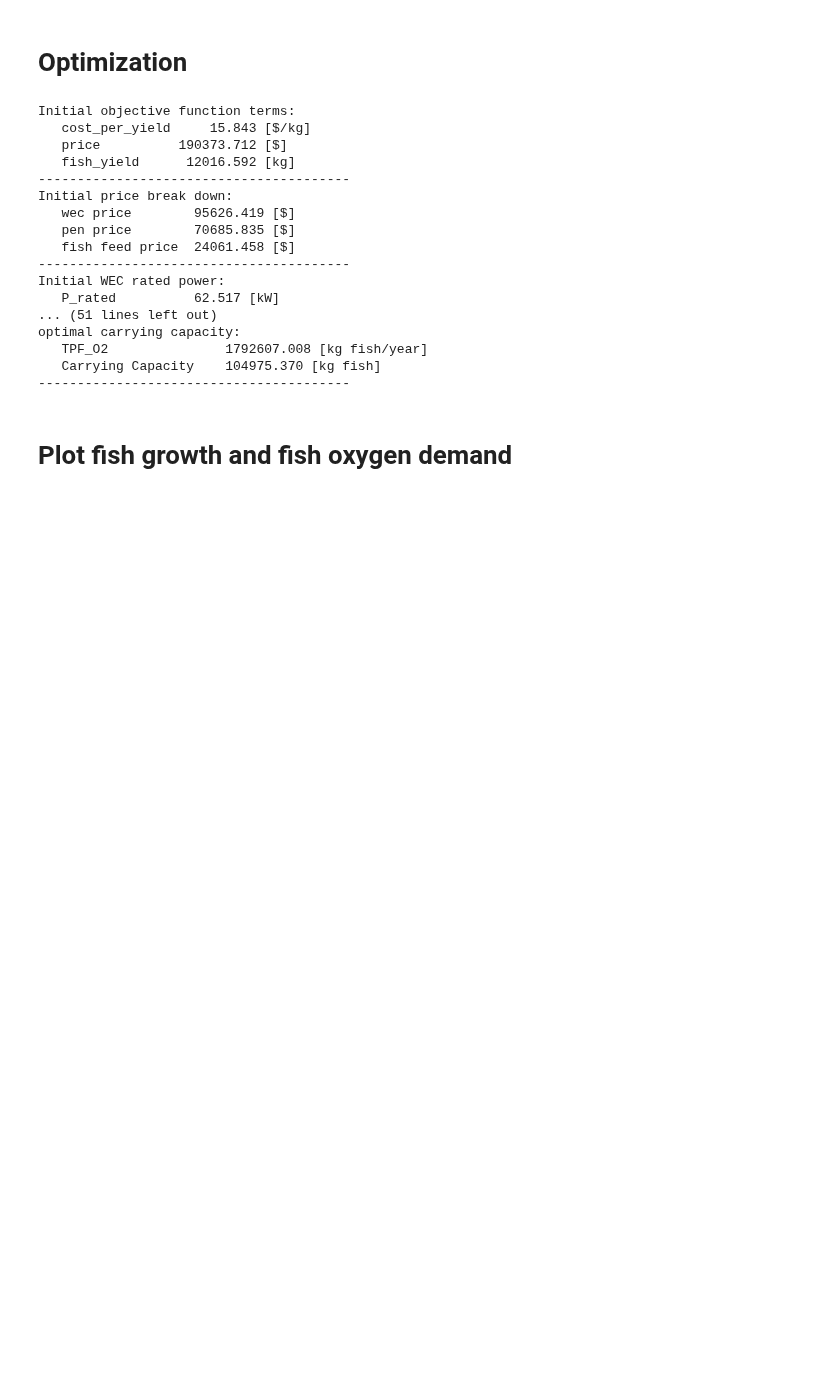
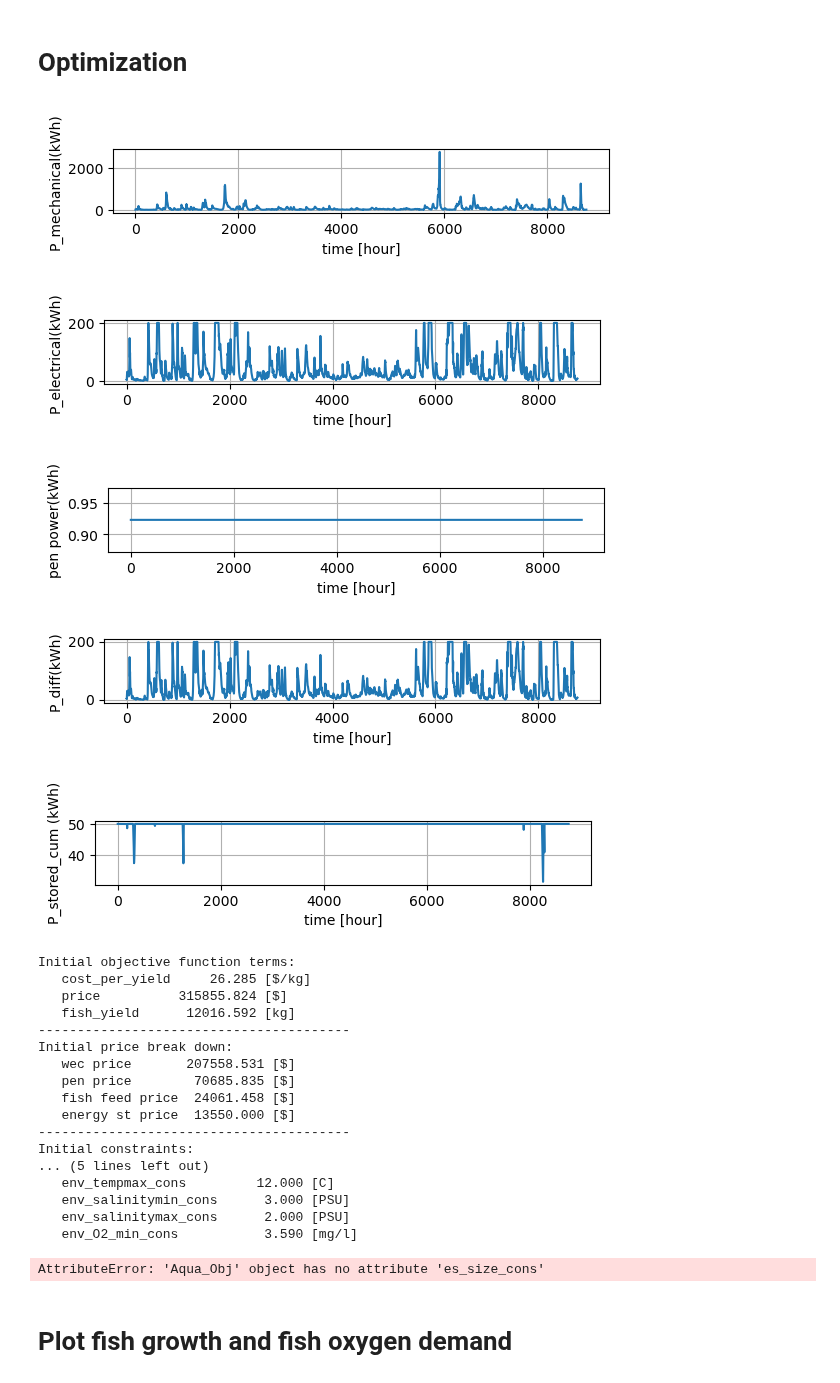
Before and after one commit to symbiotic-engineering/Aquaculture, a Jupyter notebook: run_sim_wec&pen.ipynb, the cells around one changed output. Saved outputs shown, nothing was run; the diff lists cells and outputs as text; code cells hidden in the pictures; blank space fills up the shorter version.

```diff
--- a/run_sim_wec&pen.ipynb
+++ b/run_sim_wec&pen.ipynb
@@ -29,11 +29,7 @@ def print_price_breakdown(title, aqua_obj):
     print(' '*2, "wec price      ", "{:10.3f}".format(aqua_obj.wec.price), '[$]')
     print(' '*2, "pen price      ", "{:10.3f}".format(aqua_obj.pen.price), '[$]')
     print(' '*2, "fish feed price", "{:10.3f}".format(aqua_obj.fish_feed_price), '[$]')
-    print("-"*40)
-
-def print_P_rated(title, aqua_obj):
-    print_bold(title+" WEC rated power:")
-    print(' '*2, "P_rated     ", "{:10.3f}".format(aqua_obj.P_rated/1000), '[kW]')
+    print(' '*2, "energy st price", "{:10.3f}".format(aqua_obj.es.price), '[$]')
     print("-"*40)
 
 def print_carrying_capacity(title, aqua_obj):
@@ -57,7 +53,7 @@ def print_ineq_cons(title,aqua_obj):
 
 def optimize_result(x_name, x_list, x_unit, res_opt, p):
     aqua_opt_obj = Aqua_Obj(res_opt.x, x_name, p)
-
+    aqua_opt_obj.plot_power()
     col_width = len(max(x_list, key=len))
     print(res_opt.success)
     print_bold("optimal design variable:")
@@ -67,7 +63,6 @@ def optimize_result(x_name, x_list, x_unit, res_opt, p):
     print(' '*2, "num_pens      ", "{:10.3f}".format(aqua_opt_obj.pen.n), '[-]')
     print("-"*40)
 
-    print_P_rated("optimal",aqua_opt_obj)
     print_objective("optimal",aqua_opt_obj)
     print_price_breakdown("optimal",aqua_opt_obj)
     print_ineq_cons("optimal",aqua_opt_obj)
@@ -75,12 +70,12 @@ def optimize_result(x_name, x_list, x_unit, res_opt, p):
 
 
 # fill default parameters
-all_vars = ['x_wec','x_type_wec','x_pen', 'x_disc_pen', 'p_pen','x_env','p_wec','p_fish_salmon']
+all_vars = ['x_wec','x_type_wec','x_pen', 'x_disc_pen', 'p_pen','x_env','p_wec','p_fish_salmon', 'x_es', 'p_es']
 
-wec_types = ['point absorber'] #,'attenuator','terminator','point absorber']
+wec_types = ['point_absorber_RM3'] #,'attenuator','terminator','point_absorber_RM3']
 
 # design variables
-x_name = ['x_wec','x_pen']
+x_name = ['x_wec','x_pen', 'x_es']
 x_list, x0_val, x_unit, x_bnds, x_label = optimization.default_value(x_name)
 x0 = []
 for i in range(len(x_list)):
@@ -90,15 +85,15 @@ x_disc_name = ['x_disc_pen']
 x_disc_list, x0_disc_val, x_disc_unit, x_disc_bnds, x_disc_label = optimization.default_value(x_disc_name)
 
 # parameters
-param_name = ['x_type_wec','x_disc_pen','x_env']
+param_name = ['x_type_wec','x_disc_pen']
 param_val = {}
 
 param_val['temp'] =     16  #'C'
 param_val['salinity'] = 33  #'[PSU]'
 param_val['U'] =        0.2 #'[m/s]'
 param_val['O2_in'] =    8   #'[mg/l]'
-param_val['wave_height'] = 1.4  #'[m]'
-param_val['wave_period'] = 8.33 #'[s]'
+#param_val['wave_height'] = 1.4  #'[m]'
+#param_val['wave_period'] = 8.33 #'[s]'
 
 #optimization
 res={}
@@ -107,51 +102,58 @@ init_flag = 1
 
 for i in range(len(wec_types)):
     param_val['wec_type'] = wec_types[i]
     for j0 in range(len(x_disc_list)):
         lower_bnd, upper_bnd = x_disc_bnds[j0]
         for j1 in range(lower_bnd,upper_bnd+1):
             param_val[x_disc_list[j0]] = j1
 
             p_list, p, p_unit, p_bnds, p_label = optimization.argument_fun(x_name, param_name, param_val, all_vars)
 
             if init_flag:
                 aqua_init_obj = Aqua_Obj(x0, x_name, p)
+                aqua_init_obj.plot_power()
                 print_objective("Initial",aqua_init_obj)
                 print_price_breakdown("Initial",aqua_init_obj)
-                print_P_rated("Initial",aqua_init_obj)
                 print_ineq_cons("Initial",aqua_init_obj)
                 print_carrying_capacity("Initial",aqua_init_obj)
                 print('+'*40)
 
             res, op_obj = optimization.run_optimization(x_name, x0, param_name, param_val, all_vars, max_iter)
 
             if init_flag:
                 res_best = copy.copy(res)
+                p_best = p
             elif (res.success) and (res.fun < res_best.fun):
                 res_best = copy.copy(res)
                 p_best = p
 
             init_flag = 0
 
 optimize_result(x_name, x_list, x_unit, res_best, p_best)
 # %% [output]
+[figure, added]
+[figure, added]
+[figure, added]
+[figure, added]
+[figure, added]
 Initial objective function terms:
-   cost_per_yield     15.843 [$/kg]
-   price          190373.712 [$]
+   cost_per_yield     26.285 [$/kg]
+   price          315855.824 [$]
    fish_yield      12016.592 [kg]
 ----------------------------------------
 Initial price break down:
-   wec price        95626.419 [$]
+   wec price       207558.531 [$]
    pen price        70685.835 [$]
    fish feed price  24061.458 [$]
+   energy st price  13550.000 [$]
 ----------------------------------------
-Initial WEC rated power:
-   P_rated          62.517 [kW]
-... (51 lines left out)
-optimal carrying capacity:
-   TPF_O2               1792607.008 [kg fish/year]
-   Carrying Capacity    104975.370 [kg fish]
-----------------------------------------
+Initial constraints:
+... (5 lines left out)
+   env_tempmax_cons         12.000 [C]
+   env_salinitymin_cons      3.000 [PSU]
+   env_salinitymax_cons      2.000 [PSU]
+   env_O2_min_cons           3.590 [mg/l]
+AttributeError: 'Aqua_Obj' object has no attribute 'es_size_cons'
 # %% [markdown]
 # Plot fish growth and fish oxygen demand
 # %%
```
Also changed, not shown: parts of 2 cells of this notebook, 8 other files.
